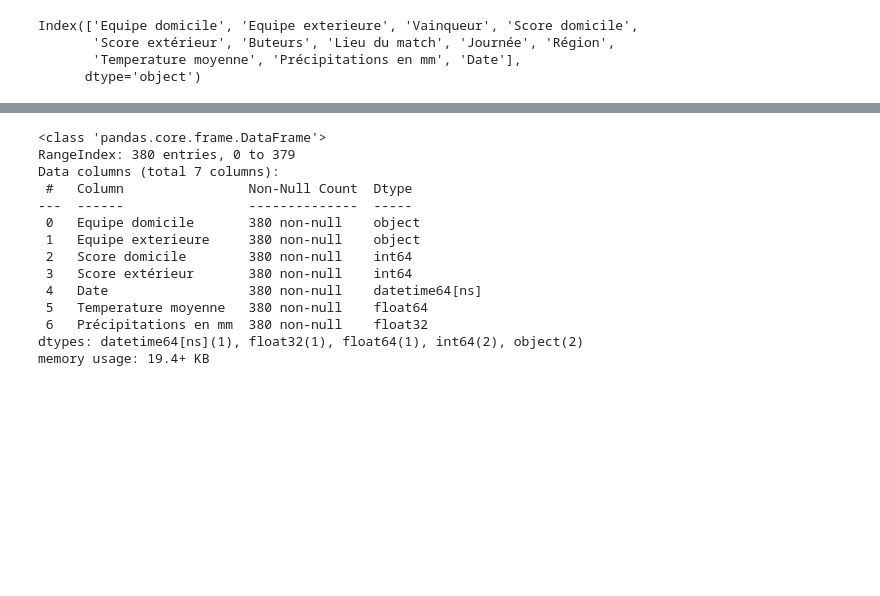
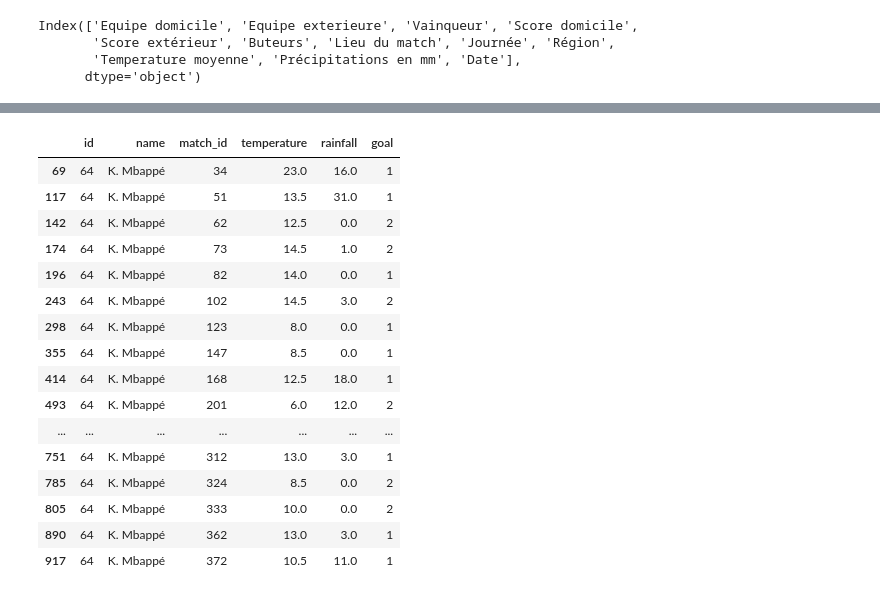
Before and after one commit to alexisflipo/football_sql, a Jupyter notebook: viz.ipynb, the cells around one changed output, grey strips where cells are left out. Cells and saved outputs as stored; diff of their text form; code cells hidden in the pictures; blank space fills up the shorter version.

```diff
--- a/viz.ipynb
+++ b/viz.ipynb
@@ -60,17 +36,0 @@ df_test['Date'] = df_test['Date'].astype('datetime64[ns]')
-# %%
-df_test.info()
-# %% [output]
-<class 'pandas.core.frame.DataFrame'>
-RangeIndex: 380 entries, 0 to 379
-Data columns (total 7 columns):
- #   Column                Non-Null Count  Dtype
----  ------                --------------  -----
- 0   Equipe domicile       380 non-null    object
- 1   Equipe exterieure     380 non-null    object
- 2   Score domicile        380 non-null    int64
- 3   Score extérieur       380 non-null    int64
- 4   Date                  380 non-null    datetime64[ns]
- 5   Temperature moyenne   380 non-null    float64
- 6   Précipitations en mm  380 non-null    float32
-dtypes: datetime64[ns](1), float32(1), float64(1), int64(2), object(2)
-memory usage: 19.4+ KB
@@ -77,2 +58,22 @@ memory usage: 19.4+ KB
+# %%
+player
+# %% [output]
+|  | id | name | match_id | temperature | rainfall | goal |
+| 69 | 64 | K. Mbappé | 34 | 23.0 | 16.0 | 1 |
+| 117 | 64 | K. Mbappé | 51 | 13.5 | 31.0 | 1 |
+| 142 | 64 | K. Mbappé | 62 | 12.5 | 0.0 | 2 |
+| 174 | 64 | K. Mbappé | 73 | 14.5 | 1.0 | 2 |
+| 196 | 64 | K. Mbappé | 82 | 14.0 | 0.0 | 1 |
+| 243 | 64 | K. Mbappé | 102 | 14.5 | 3.0 | 2 |
+| 298 | 64 | K. Mbappé | 123 | 8.0 | 0.0 | 1 |
+| 355 | 64 | K. Mbappé | 147 | 8.5 | 0.0 | 1 |
+| 414 | 64 | K. Mbappé | 168 | 12.5 | 18.0 | 1 |
+| 493 | 64 | K. Mbappé | 201 | 6.0 | 12.0 | 2 |
+| ... | ... | ... | ... | ... | ... | ... |
+| 751 | 64 | K. Mbappé | 312 | 13.0 | 3.0 | 1 |
+| 785 | 64 | K. Mbappé | 324 | 8.5 | 0.0 | 2 |
+| 805 | 64 | K. Mbappé | 333 | 10.0 | 0.0 | 2 |
+| 890 | 64 | K. Mbappé | 362 | 13.0 | 3.0 | 1 |
+| 917 | 64 | K. Mbappé | 372 | 10.5 | 11.0 | 1 |
 # %%
 plt.figure(figsize=(12,8))
```
Also changed, not shown: parts of 26 cells of this notebook.
